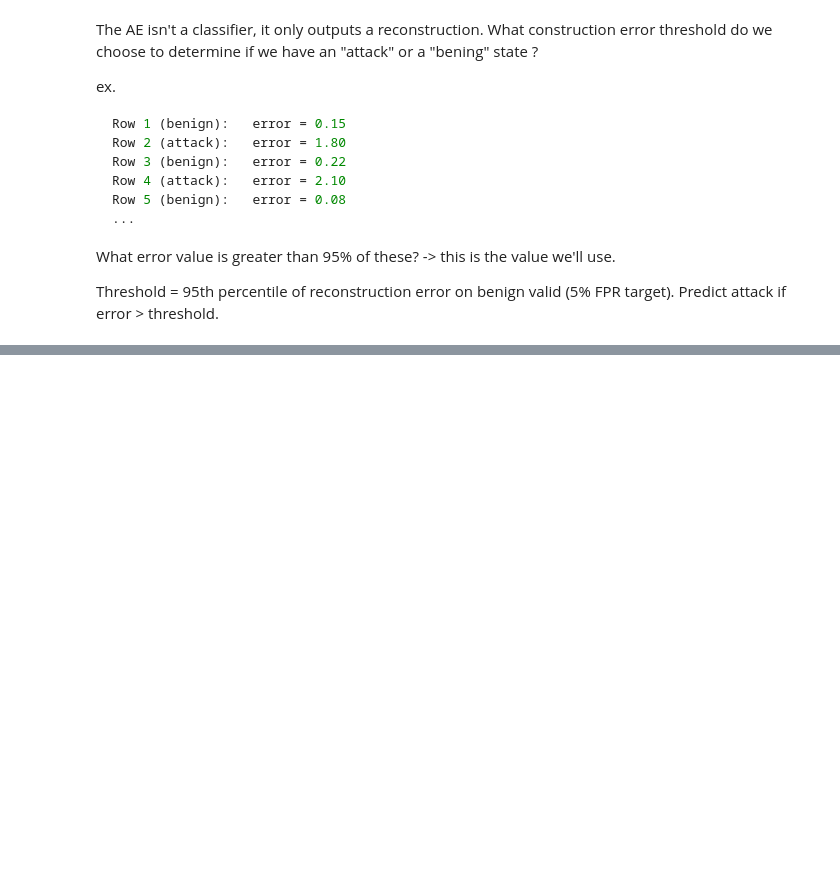
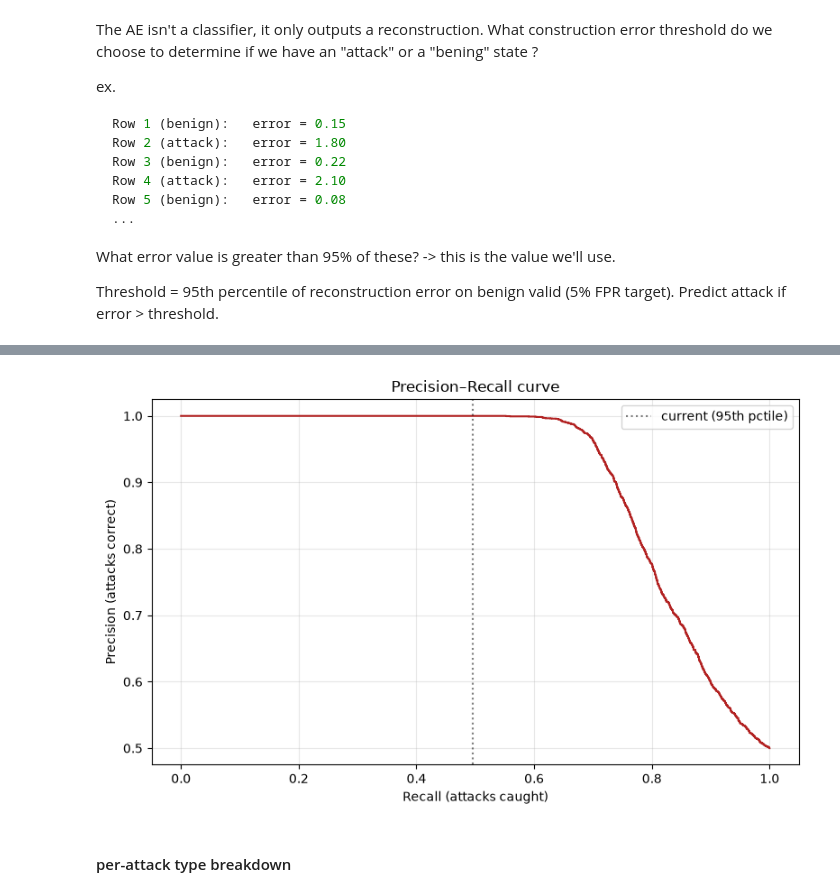
Before and after one commit to Muten-Roshi-Sama/federated-neural-network-cluster, a Jupyter notebook: notebooks/01-mendeley.ipynb, the cells around one changed output, grey strips where cells are left out. Saved outputs shown, nothing was run; the diff lists cells and outputs as text; code cells hidden in the pictures; blank space fills up the shorter version.

```diff
--- a/notebooks/01-mendeley.ipynb
+++ b/notebooks/01-mendeley.ipynb
@@ -681,0 +765,15 @@ saved → /home/vass/devp/KUL/deep-learning-KUL/federated-neural-network-cluster
+# %%
+from sklearn.metrics import precision_recall_curve
+
+prec, rec, thresh = precision_recall_curve(y_test, test_err)
+
+plt.figure(figsize=(8, 5))
+plt.plot(rec, prec, color="firebrick")
+plt.axvline(0.496, color="black", linestyle=":", alpha=0.5, label="current (95th pctile)")
+plt.xlabel("Recall (attacks caught)"); plt.ylabel("Precision (attacks correct)")
+plt.title("Precision–Recall curve")
+plt.grid(alpha=0.3); plt.legend(); plt.tight_layout(); plt.show()
+# %% [output]
+[figure, added]
+# %% [markdown]
+#### per-attack type breakdown
```
Also changed, not shown: parts of 22 cells of this notebook, 2 other files.
